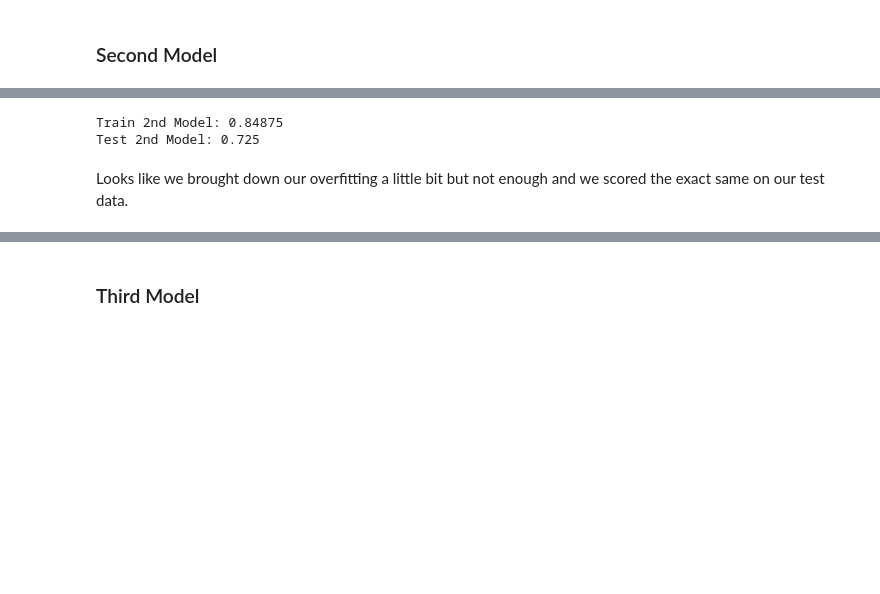
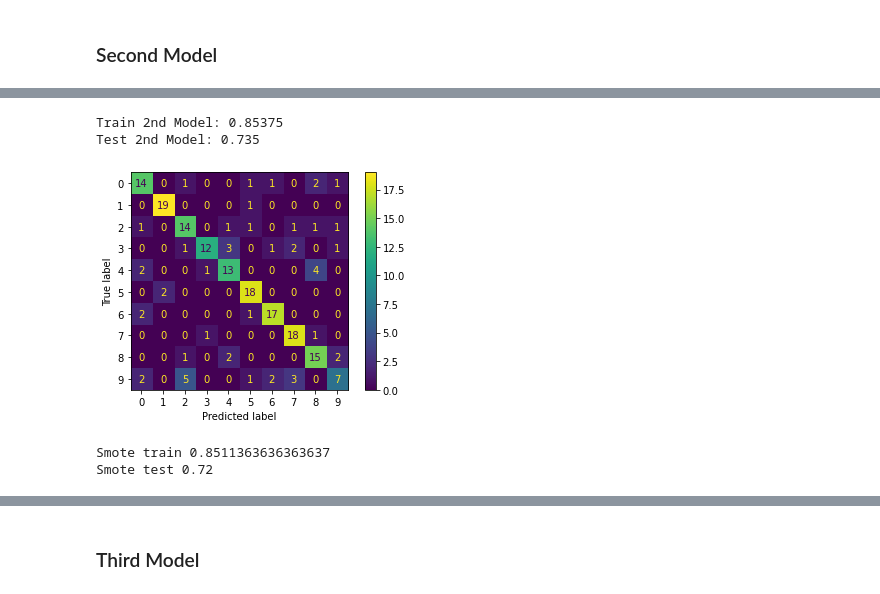
Before and after one commit to aokdata/Music_Genre_Classification, a Jupyter notebook: Music_Genre_Classification.ipynb, the cells around one changed output, grey strips where cells are left out. Drawn from its saved outputs; the diff is of its cells as text; code cells hidden in the pictures; blank space fills up the shorter version.

```diff
--- a/Music_Genre_Classification.ipynb
+++ b/Music_Genre_Classification.ipynb
@@ -349,23 +533,23 @@ from sklearn.model_selection import  GridSearchCV, cross_val_score, RandomizedSe
 # %%
 #Create variable storing our scaler and model
-steps = [('stdscale', StandardScaler()), ('LR', LogisticRegression(solver= "liblinear",
-                                                                   max_iter=1500,
-                                                                   random_state= 42))]
+
+steps = [('power', PowerTransformer()), ('LR', LogisticRegression(solver= 'liblinear',
+                                                                  random_state= 42))]
 
 # Create list of hyperparameters to try
-params = {'LR__penalty': ['l1', 'l2'],
+params = {'LR__penalty':['l1', 'l2'],
          'LR__C': [.01, .1, 1.0, 10, 100, 1000],
-         'LR__tol':[1e-6, 1e-5, 1e-4, 1e-3, 1e-2, 1e-1, 1]}
-
+         'LR__tol':[1e-6, 1e-5, 1e-4, 1e-3, 1e-2, 1e-1, 1],
+         'LR__max_iter': np.arange(500, 3000, 250)}
 
 
 #Instantiate the Modeling Pipeline
 model = Pipeline(steps)
 
-# 5 Fold Randomized Cross Validations
+# 10 Fold Randomized Cross Validations
 rand_cv = RandomizedSearchCV(estimator = model,
                              param_distributions = params,
-                             cv = 5,
+                             cv = 10,
                              n_jobs= -1,
                              random_state=42)
 
@@ -397,15 +604,30 @@ rand_cv.best_params_
 # %%
 #Save best estimator as our new model
-best_cv_model = rand_cv.best_estimator_
+best_lr_model = rand_cv.best_estimator_
 
 #Fit our train data on our best cv model
-best_cv_model.fit(X_train, y_train)
+best_lr_model.fit(X_train, y_train)
 
 # Let's see our best scores
-print('Train 2nd Model:', best_cv_model.score(X_train, y_train))
-print('Test 2nd Model:', best_cv_model.score(X_test, y_test))
+print('Train 2nd Model:', best_lr_model.score(X_train, y_train))
+print('Test 2nd Model:', best_lr_model.score(X_test, y_test))
 # %% [output]
-Train 2nd Model: 0.84875
-Test 2nd Model: 0.725
+Train 2nd Model: 0.85375
+Test 2nd Model: 0.735
-# %% [markdown]
-Looks like we brought down our overfitting a little bit but not enough and we scored the exact same on our test data.
+# %%
+# Let's look at our predictions in a confusion matrix
+plot_confusion_matrix(best_lr_model, X_test, y_test);
+# %% [output]
+[figure, added]
+# %%
+#Save best estimator as our new model
+smote_lr_model = smote_rand_cv.best_estimator_
+
+#Fit our SMOTE train on our best cv model
+smote_lr_model.fit(X_oversample, y_oversample)
+
+print('Smote train', smote_lr_model.score(X_oversample, y_oversample))
+print('Smote test', smote_lr_model.score(X_test, y_test))
+# %% [output]
+Smote train 0.8511363636363637
+Smote test 0.72
```
Also changed, not shown: parts of 125 cells of this notebook.
